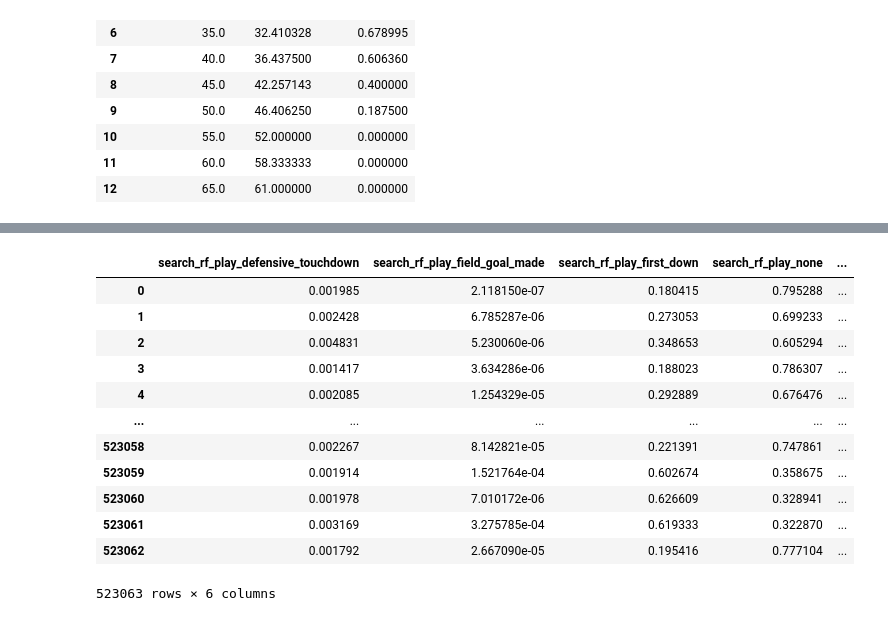
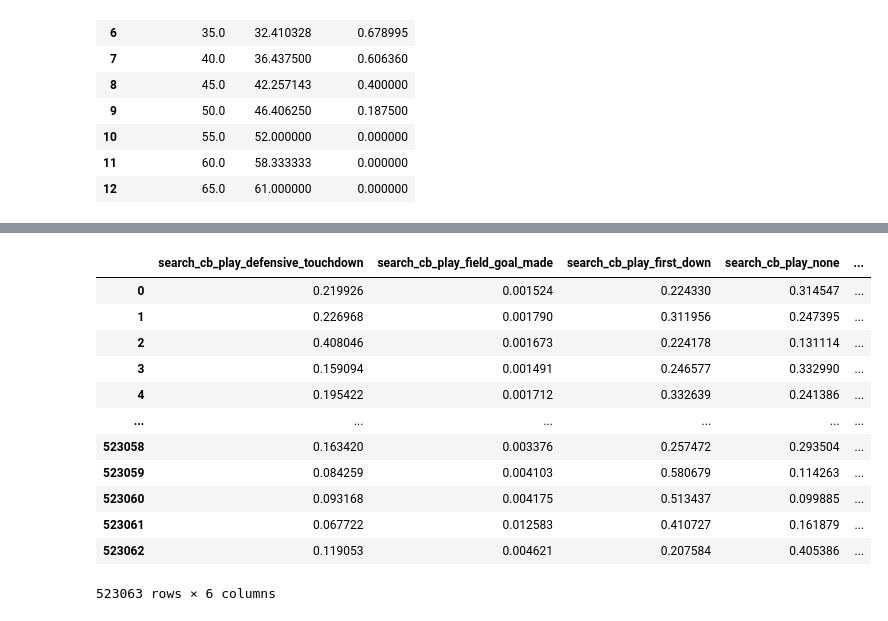
Before and after one commit to lucas-haupt/nfl-live-win-probability, a Jupyter notebook: notebooks/build_advance_models.ipynb, the cells around one changed output, grey strips where cells are left out. Drawn from its saved outputs; the diff is of its cells as text; code cells hidden in the pictures.

```diff
--- a/notebooks/build_advance_models.ipynb
+++ b/notebooks/build_advance_models.ipynb
@@ -50,17 +50,23 @@ def create_train_test_val_df(
     group_col="game_code",
     mask_test_season=2021,
     mask_val_season=2020,
+    normalize=True
 ):
     mask_train = ~(df.season.isin([mask_test_season, mask_val_season]))
     mask_test = (df.season == mask_test_season)
     mask_val = (df.season == mask_val_season)
-    X_train = normalize_df(df.loc[mask_train, input_names])
+    if normalize==False:
+        X_train = df.loc[mask_train, input_names]
+        X_test = df.loc[mask_test, input_names]
+        X_val = df.loc[mask_val, input_names]
+    else:
+        X_train = normalize_df(df.loc[mask_train, input_names])
+        X_test = normalize_df(df.loc[mask_test, input_names], df.loc[mask_train, input_names])
+        X_val = normalize_df(df.loc[mask_val, input_names], df.loc[mask_train, input_names])
     y_train = df.loc[mask_train, output_name]
     group_train = df.loc[mask_train, group_col]
-    X_test = normalize_df(df.loc[mask_test, input_names], df.loc[mask_train, input_names])
     y_test = df.loc[mask_test, output_name]
     group_test = df.loc[mask_test, group_col]
-    X_val = normalize_df(df.loc[mask_val, input_names], df.loc[mask_train, input_names])
     y_val = df.loc[mask_val, output_name]
     group_val = df.loc[mask_val, group_col]
     return X_train, y_train, group_train, X_test, y_test, group_test, X_val, y_val, group_val
@@ -809,6 +553,7 @@ for drive_outcome in model_df[mask_model]["drive_outcome_desc_basic"].drop_dupli
 
 rf_play_class_names = ["rf_play_" + x for x in rf_play_outcome.classes_]
 search_rf_play_class_names = ["search_rf_play_" + x for x in search_rf_play_outcome.classes_]
+search_cb_play_class_names = ["search_cb_play_" + x for x in search_cb_play_outcome.classes_]
 mlp_play_class_names = ["mlp_play_" + x for x in mlp_play_outcome.classes_]
 rf_drive_class_names = ["rf_drive_" + x for x in rf_drive_outcome.classes_]
 mlp_drive_class_names = ["mlp_drive_" + x for x in mlp_drive_outcome.classes_]
@@ -820,6 +565,10 @@ naive_play_class_names = [x + "_naive" for x in model_df[mask_model]["play_outco
 naive_drive_class_names = [x + "_naive" for x in model_df[mask_model]["drive_outcome_desc_basic"].drop_duplicates().sort_values()]
 predict_df = normalize_df(model_df[mask_model][input_names], model_df[mask_model&(model_df.season<2020)])
 predict_advanced_df = normalize_df(model_df[mask_model][input_names_advanced], model_df[mask_model&(model_df.season<2020)])
+predict_cb_df = model_df[mask_model][input_names]
+for x in categoricals:
+    predict_cb_df[x] = predict_cb_df[x].apply(int)
+predict_cb_df
 rf_play_outcome.verbose=0
 rf_drive_outcome.verbose=0
 search_rf_play_outcome.verbose=0
@@ -830,6 +579,7 @@ x_view = pd.concat([
     pd.DataFrame(mlp_play_outcome.predict_proba(predict_df), columns=mlp_play_class_names),
     pd.DataFrame(rf_play_outcome.predict_proba(predict_df), columns=rf_play_class_names),
     pd.DataFrame(search_rf_play_outcome.predict_proba(predict_df), columns=search_rf_play_class_names),
+    pd.DataFrame(search_cb_play_outcome.predict_proba(predict_cb_df), columns=search_cb_play_class_names),
     pd.DataFrame(logit_drive_outcome_basic.predict_proba(predict_df), columns=logit_drive_basic_class_names),
     pd.DataFrame(logit_drive_outcome_advanced.predict_proba(predict_advanced_df), columns=logit_drive_advanced_class_names),
     pd.DataFrame(mlp_drive_outcome.predict_proba(predict_df), columns=mlp_drive_class_names),
@@ -853,18 +603,18 @@ plt.scatter(x_view["search_rf_play_field_goal_made"], x_view["logit_advanced_pla
 # %%
-x_view[search_rf_play_class_names]
+x_view[search_cb_play_class_names]
 # %% [output]
-|  | search_rf_play_defensive_touchdown | search_rf_play_field_goal_made | search_rf_play_first_down | search_rf_play_none | ... |
-| 0 | 0.001985 | 2.118150e-07 | 0.180415 | 0.795288 | ... |
-| 1 | 0.002428 | 6.785287e-06 | 0.273053 | 0.699233 | ... |
-| 2 | 0.004831 | 5.230060e-06 | 0.348653 | 0.605294 | ... |
-| 3 | 0.001417 | 3.634286e-06 | 0.188023 | 0.786307 | ... |
-| 4 | 0.002085 | 1.254329e-05 | 0.292889 | 0.676476 | ... |
+|  | search_cb_play_defensive_touchdown | search_cb_play_field_goal_made | search_cb_play_first_down | search_cb_play_none | ... |
+| 0 | 0.219926 | 0.001524 | 0.224330 | 0.314547 | ... |
+| 1 | 0.226968 | 0.001790 | 0.311956 | 0.247395 | ... |
+| 2 | 0.408046 | 0.001673 | 0.224178 | 0.131114 | ... |
+| 3 | 0.159094 | 0.001491 | 0.246577 | 0.332990 | ... |
+| 4 | 0.195422 | 0.001712 | 0.332639 | 0.241386 | ... |
 | ... | ... | ... | ... | ... | ... |
-| 523058 | 0.002267 | 8.142821e-05 | 0.221391 | 0.747861 | ... |
-| 523059 | 0.001914 | 1.521764e-04 | 0.602674 | 0.358675 | ... |
-| 523060 | 0.001978 | 7.010172e-06 | 0.626609 | 0.328941 | ... |
-| 523061 | 0.003169 | 3.275785e-04 | 0.619333 | 0.322870 | ... |
-| 523062 | 0.001792 | 2.667090e-05 | 0.195416 | 0.777104 | ... |
+| 523058 | 0.163420 | 0.003376 | 0.257472 | 0.293504 | ... |
+| 523059 | 0.084259 | 0.004103 | 0.580679 | 0.114263 | ... |
+| 523060 | 0.093168 | 0.004175 | 0.513437 | 0.099885 | ... |
+| 523061 | 0.067722 | 0.012583 | 0.410727 | 0.161879 | ... |
+| 523062 | 0.119053 | 0.004621 | 0.207584 | 0.405386 | ... |
 523063 rows × 6 columns
 # %%
 
```
Also changed, not shown: parts of 47 cells of this notebook, 1 other file.
